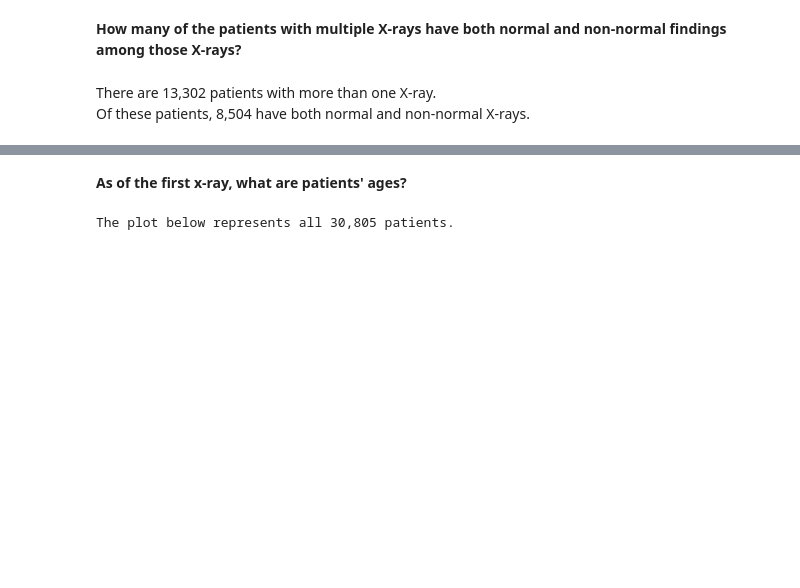
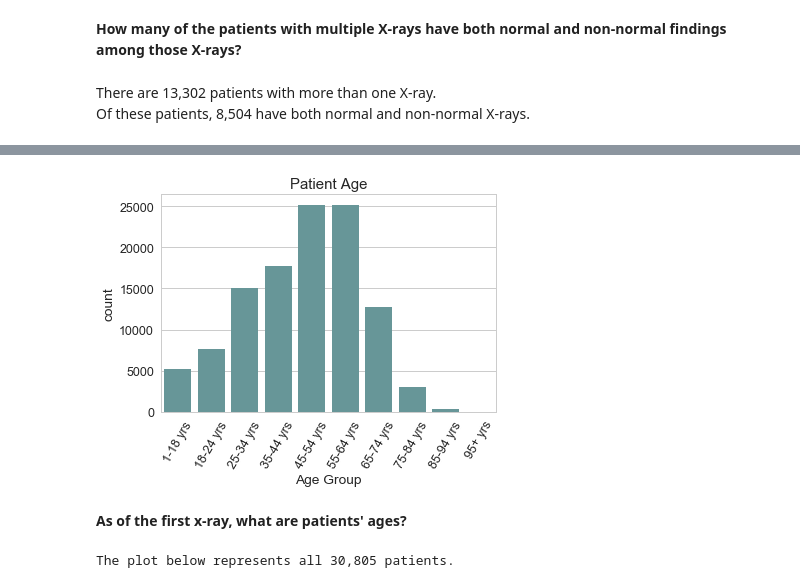
Before and after one commit to carterstowell/xray-vision, a Jupyter notebook: EDA/CXR-14_EDA.ipynb, the cells around one changed output, grey strips where cells are left out. Drawn from its saved outputs; the diff is of its cells as text; code cells hidden in the pictures; blank space fills up the shorter version.

Commit message:
Add age groups, chart; update outline

```diff
--- a/EDA/CXR-14_EDA.ipynb
+++ b/EDA/CXR-14_EDA.ipynb
@@ -340,3 +361,13 @@ Of these patients, 8,504 have both normal and non-normal X-rays.
+# %%
+df = xrays[['Age Group']].sort_values(by=['Age Group'])
+g = sns.countplot(df['Age Group'], color='cadetblue');
+plt.setp(g.get_xticklabels(), rotation=60);
+plt.title('Patient Age');
+
+# save chart as PNG
+plt.savefig('charts/age_groups.png', bbox_inches='tight');
+# %% [output]
+[figure, added]
 # %% [markdown]
 **As of the first x-ray, what are patients' ages?**
 # %%
```
Also changed, not shown: parts of 12 cells of this notebook.
